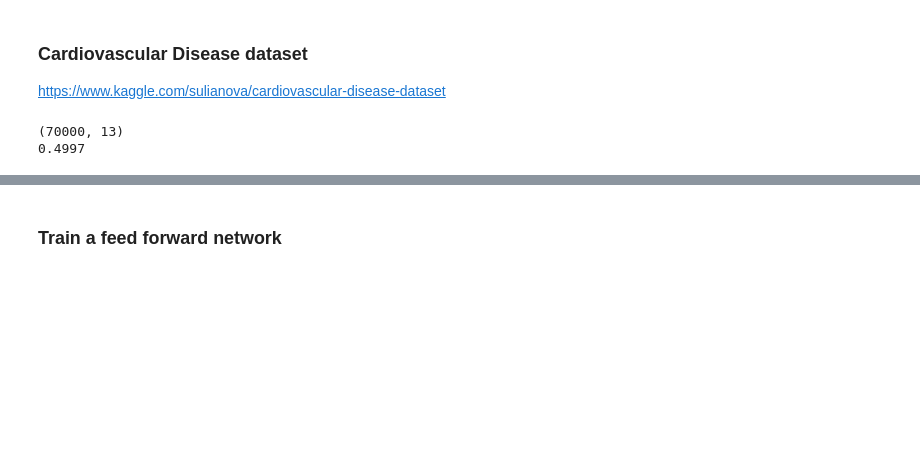
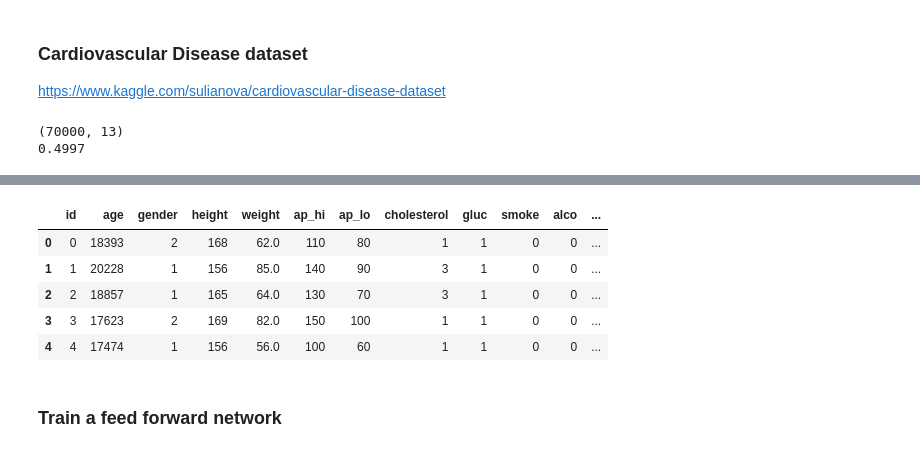
Before and after one commit to sergred/unit-tests-ml-python, a Jupyter notebook: notebooks/minimal-example-cardio.ipynb, the cells around one changed output, grey strips where cells are left out. Saved outputs shown, nothing was run; the diff lists cells and outputs as text; code cells hidden in the pictures; blank space fills up the shorter version.

```diff
--- a/notebooks/minimal-example-cardio.ipynb
+++ b/notebooks/minimal-example-cardio.ipynb
@@ -41,3 +20,26 @@ data
+# %%
+data['bmi'] = data['weight'] / (.01 * data['height'])**2
+data['age_in_years'] = data['age'] / 365
+
+# norms = pd.read_csv('../resources/data/cardio/cardio_norms.csv')
+
+# def ap_score(norms, x):
+#     age, gender, ap_hi, ap_lo = x['age_in_years'], x['gender'], x['ap_hi'], x['ap_lo']
+#     gender -= 1
+#     norm = norms[(age >= norms['min_age']) & (age < norms['max_age']) & (gender == norms['gender'])]
+#     good_ap_hi, good_ap_lo = int(norm['ap_hi']), int(norm['ap_lo'])
+#     return (1. - np.abs(good_ap_hi - ap_hi) / good_ap_hi) * (1. - np.abs(good_ap_lo - ap_lo) / good_ap_lo)
+
+# data['ap_score'] = data.apply(lambda x: ap_score(norms, x), axis=1)
+
+data.head()
+# %% [output]
+|  | id | age | gender | height | weight | ap_hi | ap_lo | cholesterol | gluc | smoke | alco | ... |
+| 0 | 0 | 18393 | 2 | 168 | 62.0 | 110 | 80 | 1 | 1 | 0 | 0 | ... |
+| 1 | 1 | 20228 | 1 | 156 | 85.0 | 140 | 90 | 3 | 1 | 0 | 0 | ... |
+| 2 | 2 | 18857 | 1 | 165 | 64.0 | 130 | 70 | 3 | 1 | 0 | 0 | ... |
+| 3 | 3 | 17623 | 2 | 169 | 82.0 | 150 | 100 | 1 | 1 | 0 | 0 | ... |
+| 4 | 4 | 17474 | 1 | 156 | 56.0 | 100 | 60 | 1 | 1 | 0 | 0 | ... |
 # %% [markdown]
 ### Train a feed forward network
 # %%
```
Also changed, not shown: parts of 11 cells of this notebook, 2 other files.
